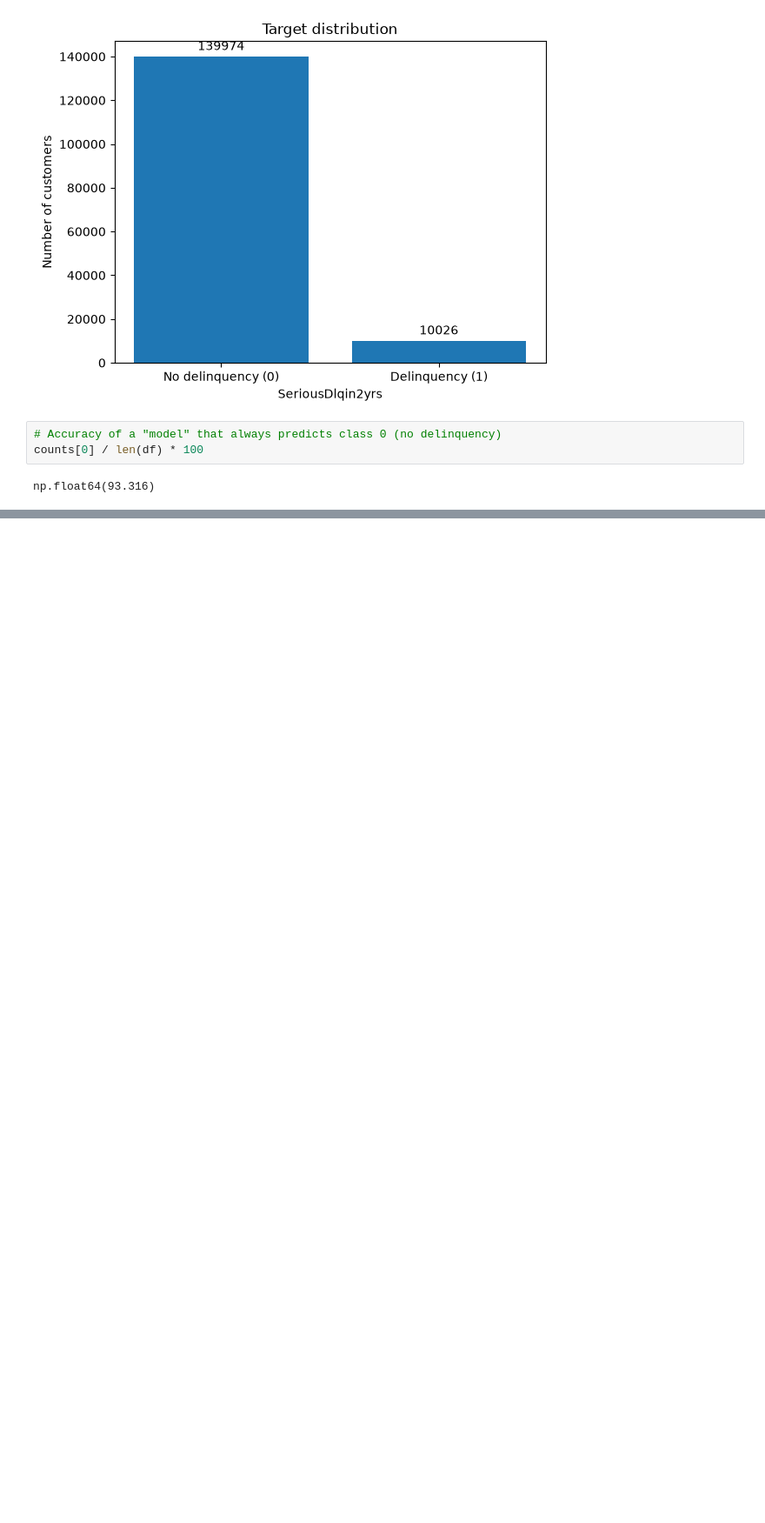
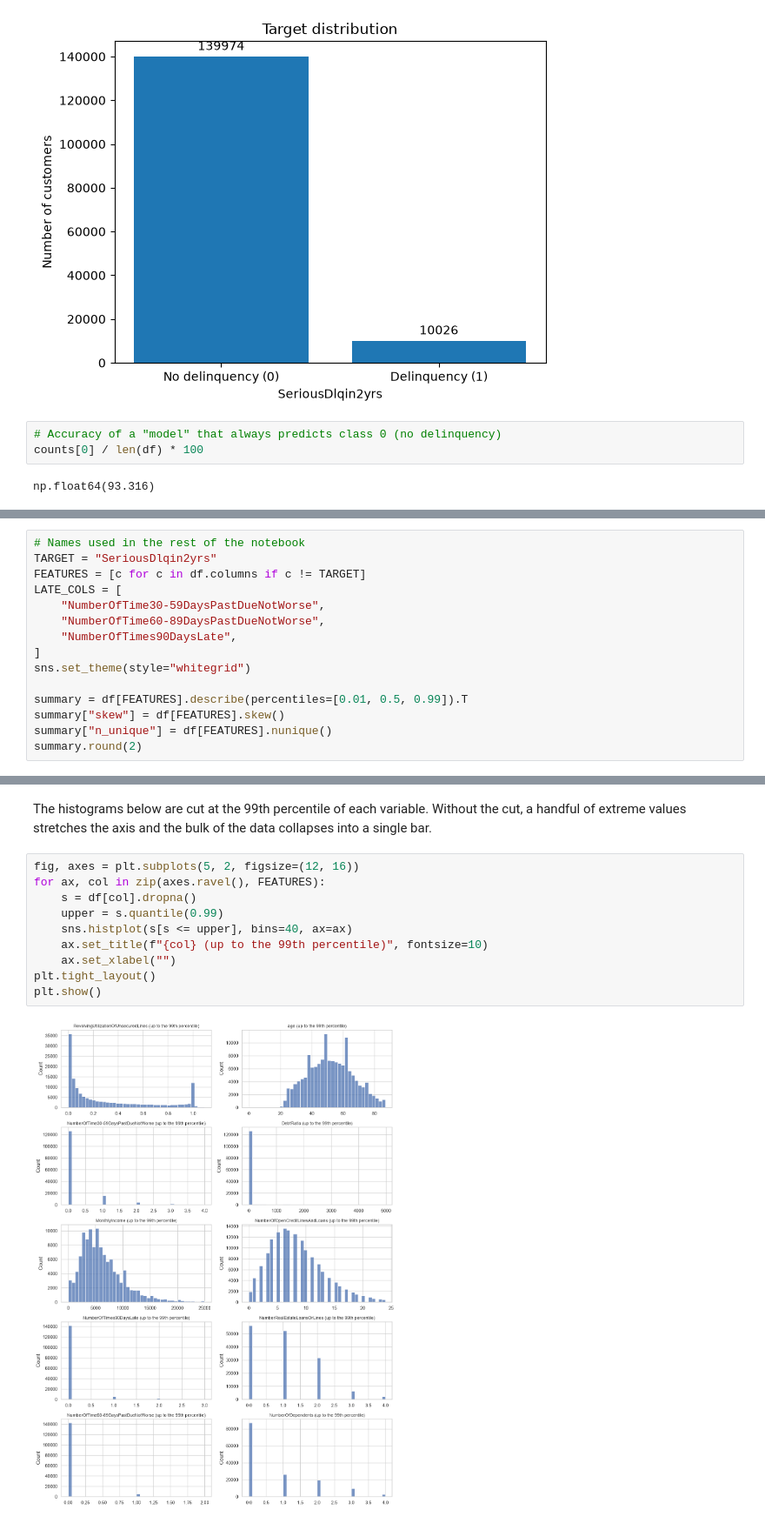
Before and after one commit to CarlosCUNEF/machine_learning_assignment, a Jupyter notebook: notebooks/01_EDA.ipynb, the cells around one changed output, grey strips where cells are left out. Shown at 87% size. Drawn from its saved outputs; the diff is of its cells as text; blank space fills up the shorter version.

Commit message:
Add EDA on distributions, missing values and errors to 01_EDA

```diff
--- a/notebooks/01_EDA.ipynb
+++ b/notebooks/01_EDA.ipynb
@@ -124,0 +131,15 @@ np.float64(93.316)
+# %%
+# Names used in the rest of the notebook
+TARGET = "SeriousDlqin2yrs"
+FEATURES = [c for c in df.columns if c != TARGET]
+LATE_COLS = [
+    "NumberOfTime30-59DaysPastDueNotWorse",
+    "NumberOfTime60-89DaysPastDueNotWorse",
+    "NumberOfTimes90DaysLate",
+]
+sns.set_theme(style="whitegrid")
+
+summary = df[FEATURES].describe(percentiles=[0.01, 0.5, 0.99]).T
+summary["skew"] = df[FEATURES].skew()
+summary["n_unique"] = df[FEATURES].nunique()
+summary.round(2)
@@ -124,0 +158,14 @@ np.float64(93.316)
+# %% [markdown]
+The histograms below are cut at the 99th percentile of each variable. Without the cut, a handful of extreme values stretches the axis and the bulk of the data collapses into a single bar.
+# %%
+fig, axes = plt.subplots(5, 2, figsize=(12, 16))
+for ax, col in zip(axes.ravel(), FEATURES):
+    s = df[col].dropna()
+    upper = s.quantile(0.99)
+    sns.histplot(s[s <= upper], bins=40, ax=ax)
+    ax.set_title(f"{col} (up to the 99th percentile)", fontsize=10)
+    ax.set_xlabel("")
+plt.tight_layout()
+plt.show()
+# %% [output]
+[figure, added]
```
Also changed, not shown: parts of 27 cells of this notebook, 2 other files.
